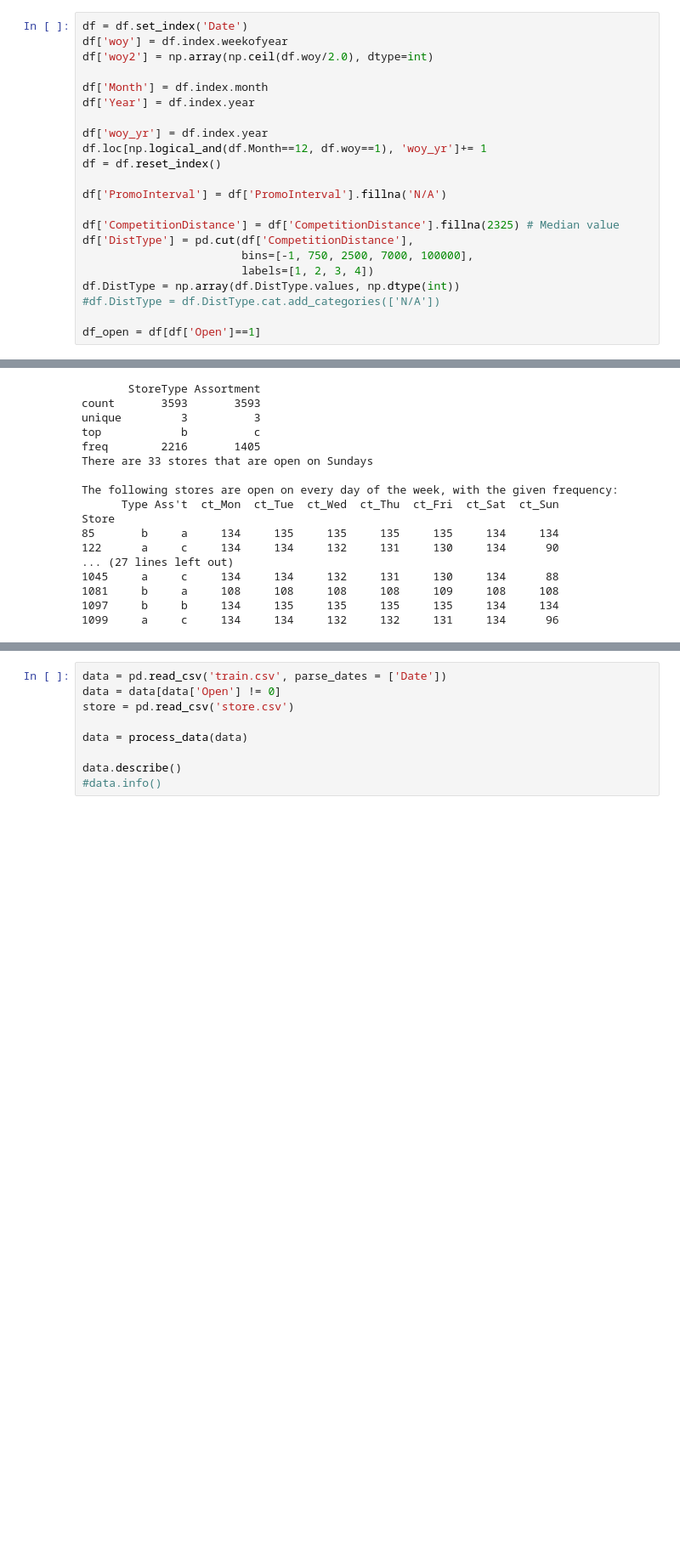
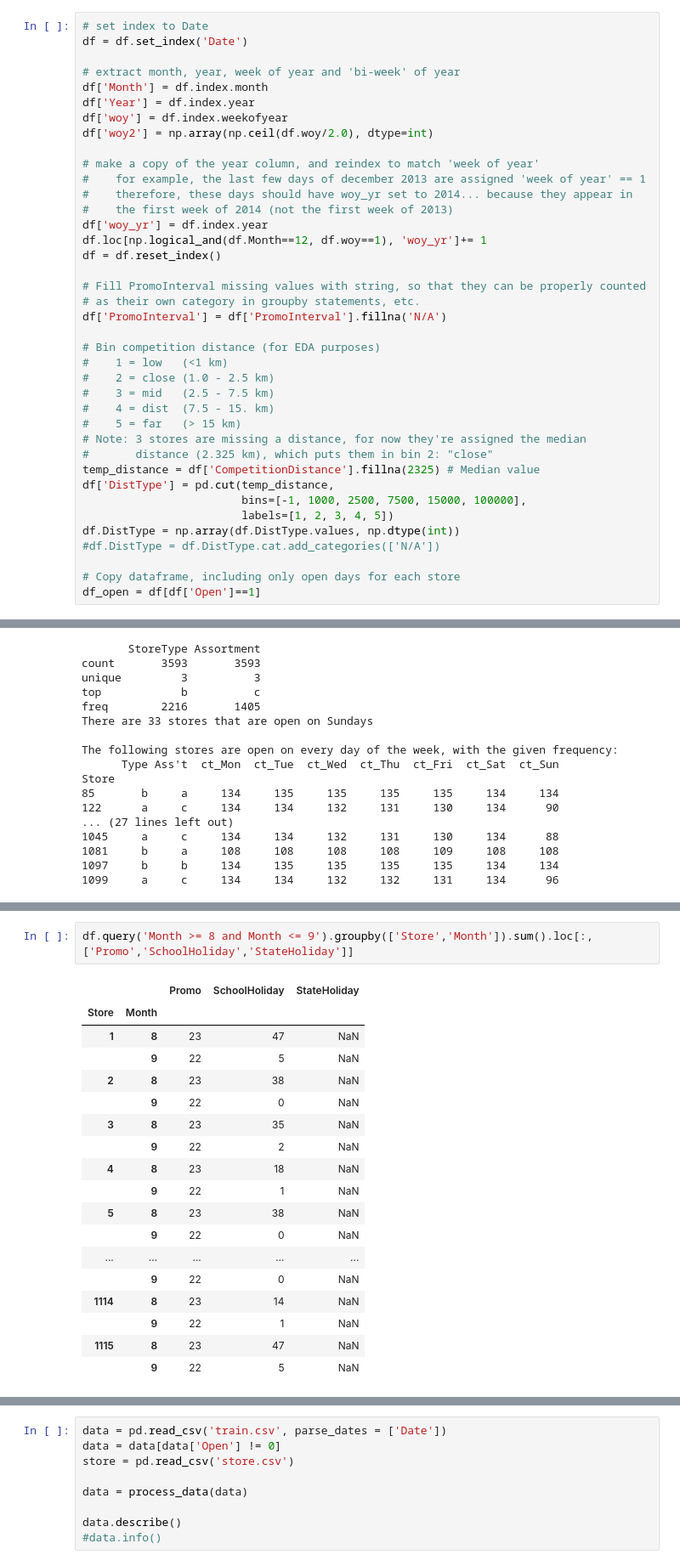
Before and after one commit to tbackes/kaggle-rossman, a Jupyter notebook: kaggle_rossman-tbackes.ipynb, the cells around one changed output, grey strips where cells are left out. Shown at 85% size. Drawn from its saved outputs; the diff is of its cells as text; blank space fills up the shorter version.

```diff
--- a/kaggle_rossman-tbackes.ipynb
+++ b/kaggle_rossman-tbackes.ipynb
@@ -167,22 +205,39 @@ max          50.000000      2015.000000
 # %%
+# set index to Date
 df = df.set_index('Date')
+
+# extract month, year, week of year and 'bi-week' of year
+df['Month'] = df.index.month
+df['Year'] = df.index.year
 df['woy'] = df.index.weekofyear
 df['woy2'] = np.array(np.ceil(df.woy/2.0), dtype=int)
 
-df['Month'] = df.index.month
-df['Year'] = df.index.year
-
+# make a copy of the year column, and reindex to match 'week of year'
+#    for example, the last few days of december 2013 are assigned 'week of year' == 1
+#    therefore, these days should have woy_yr set to 2014... because they appear in
+#    the first week of 2014 (not the first week of 2013)
 df['woy_yr'] = df.index.year
 df.loc[np.logical_and(df.Month==12, df.woy==1), 'woy_yr']+= 1
 df = df.reset_index()
 
+# Fill PromoInterval missing values with string, so that they can be properly counted
+# as their own category in groupby statements, etc.
 df['PromoInterval'] = df['PromoInterval'].fillna('N/A')
 
-df['CompetitionDistance'] = df['CompetitionDistance'].fillna(2325) # Median value
-df['DistType'] = pd.cut(df['CompetitionDistance'],
-                        bins=[-1, 750, 2500, 7000, 100000],
-                        labels=[1, 2, 3, 4])
+# Bin competition distance (for EDA purposes)
+#    1 = low   (<1 km)
+#    2 = close (1.0 - 2.5 km)
+#    3 = mid   (2.5 - 7.5 km)
+#    4 = dist  (7.5 - 15. km)
+#    5 = far   (> 15 km)
+# Note: 3 stores are missing a distance, for now they're assigned the median
+#       distance (2.325 km), which puts them in bin 2: "close"
+temp_distance = df['CompetitionDistance'].fillna(2325) # Median value
+df['DistType'] = pd.cut(temp_distance,
+                        bins=[-1, 1000, 2500, 7500, 15000, 100000],
+                        labels=[1, 2, 3, 4, 5])
 df.DistType = np.array(df.DistType.values, np.dtype(int))
 #df.DistType = df.DistType.cat.add_categories(['N/A'])
 
+# Copy dataframe, including only open days for each store
 df_open = df[df['Open']==1]
@@ -503,0 +603,21 @@ Store
+# %%
+df.query('Month >= 8 and Month <= 9').groupby(['Store','Month']).sum().loc[:,['Promo','SchoolHoliday','StateHoliday']]
+# %% [output]
+|  |  | Promo | SchoolHoliday | StateHoliday |
+| Store | Month |  |  |  |
+| 1 | 8 | 23 | 47 | NaN |
+|  | 9 | 22 | 5 | NaN |
+| 2 | 8 | 23 | 38 | NaN |
+|  | 9 | 22 | 0 | NaN |
+| 3 | 8 | 23 | 35 | NaN |
+|  | 9 | 22 | 2 | NaN |
+| 4 | 8 | 23 | 18 | NaN |
+|  | 9 | 22 | 1 | NaN |
+| 5 | 8 | 23 | 38 | NaN |
+|  | 9 | 22 | 0 | NaN |
+| ... | ... | ... | ... | ... |
+|  | 9 | 22 | 0 | NaN |
+| 1114 | 8 | 23 | 14 | NaN |
+|  | 9 | 22 | 1 | NaN |
+| 1115 | 8 | 23 | 47 | NaN |
+|  | 9 | 22 | 5 | NaN |
```
Also changed, not shown: parts of 40 cells of this notebook.
